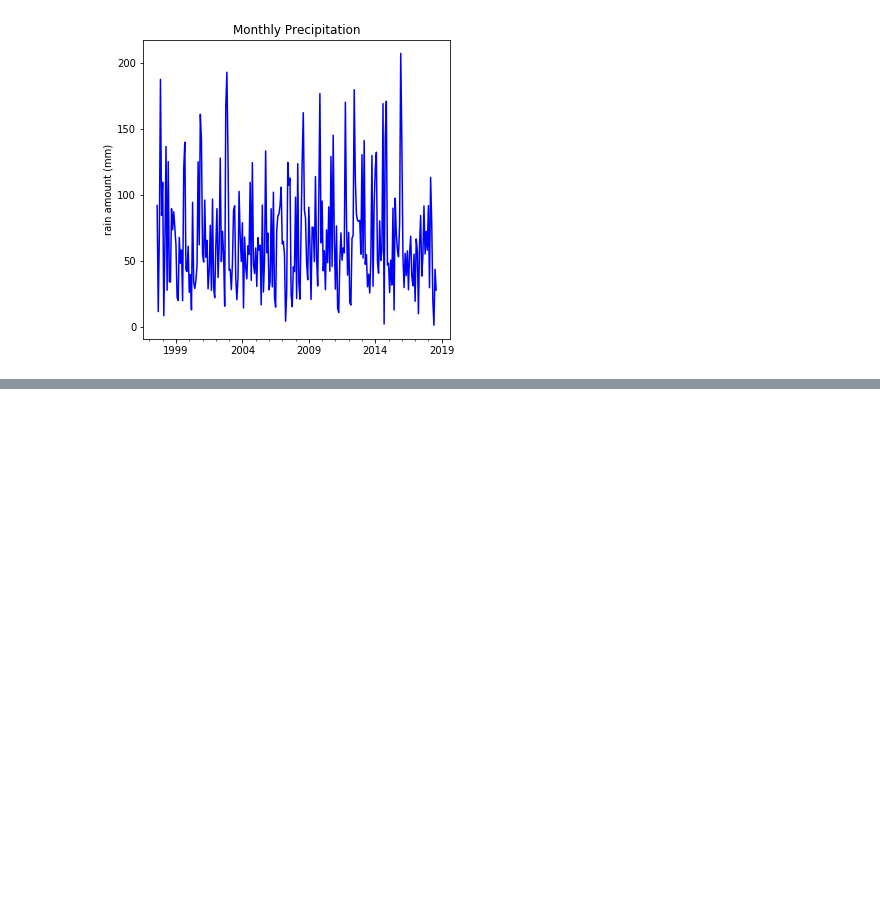
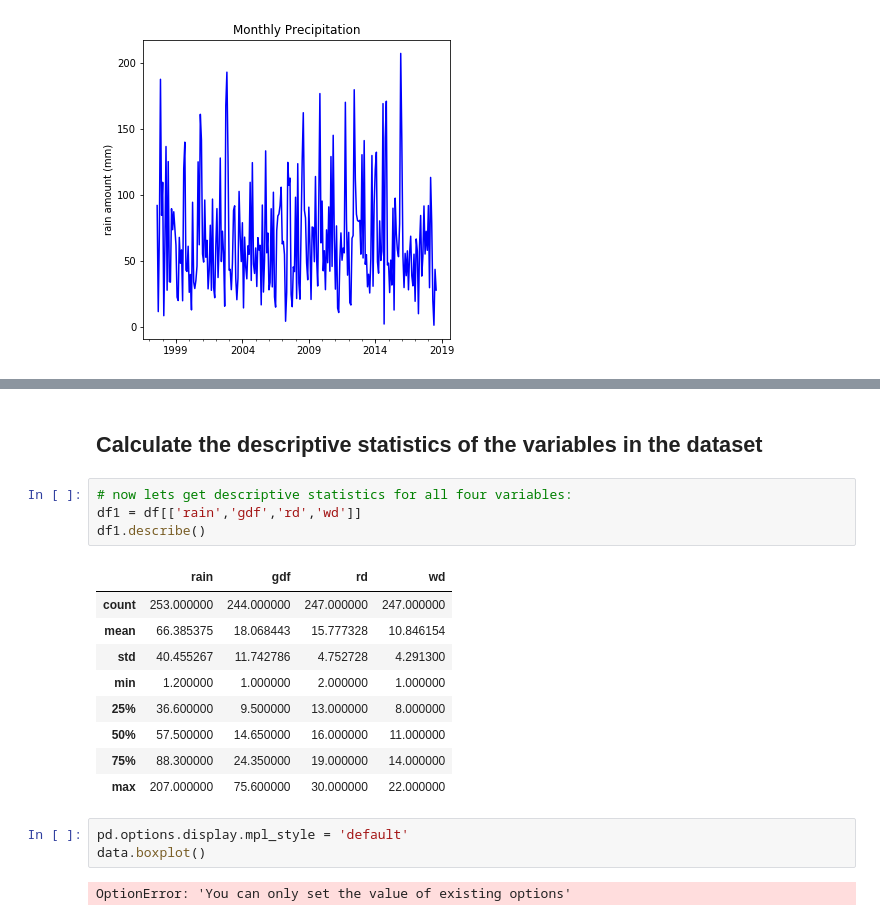
Before and after one commit to Aqua5lad/PDA-Dec-Project, a Jupyter notebook: PDA Project Dec 2018.ipynb, the cells around one changed output, grey strips where cells are left out. Cells and saved outputs as stored; diff of their text form; blank space fills up the shorter version.

```diff
--- a/PDA Project Dec 2018.ipynb
+++ b/PDA Project Dec 2018.ipynb
@@ -148,0 +184,21 @@ TypeError: Empty 'DataFrame': no numeric data to plot
+# %% [markdown]
+## Calculate the descriptive statistics of the variables in the dataset
+# %%
+# now lets get descriptive statistics for all four variables:
+df1 = df[['rain','gdf','rd','wd']]
+df1.describe()
+# %% [output]
+|  | rain | gdf | rd | wd |
+| count | 253.000000 | 244.000000 | 247.000000 | 247.000000 |
+| mean | 66.385375 | 18.068443 | 15.777328 | 10.846154 |
+| std | 40.455267 | 11.742786 | 4.752728 | 4.291300 |
+| min | 1.200000 | 1.000000 | 2.000000 | 1.000000 |
+| 25% | 36.600000 | 9.500000 | 13.000000 | 8.000000 |
+| 50% | 57.500000 | 14.650000 | 16.000000 | 11.000000 |
+| 75% | 88.300000 | 24.350000 | 19.000000 | 14.000000 |
+| max | 207.000000 | 75.600000 | 30.000000 | 22.000000 |
+# %%
+pd.options.display.mpl_style = 'default'
+data.boxplot()
+# %% [output]
+OptionError: 'You can only set the value of existing options'
```
Also changed, not shown: parts of 10 cells of this notebook.
